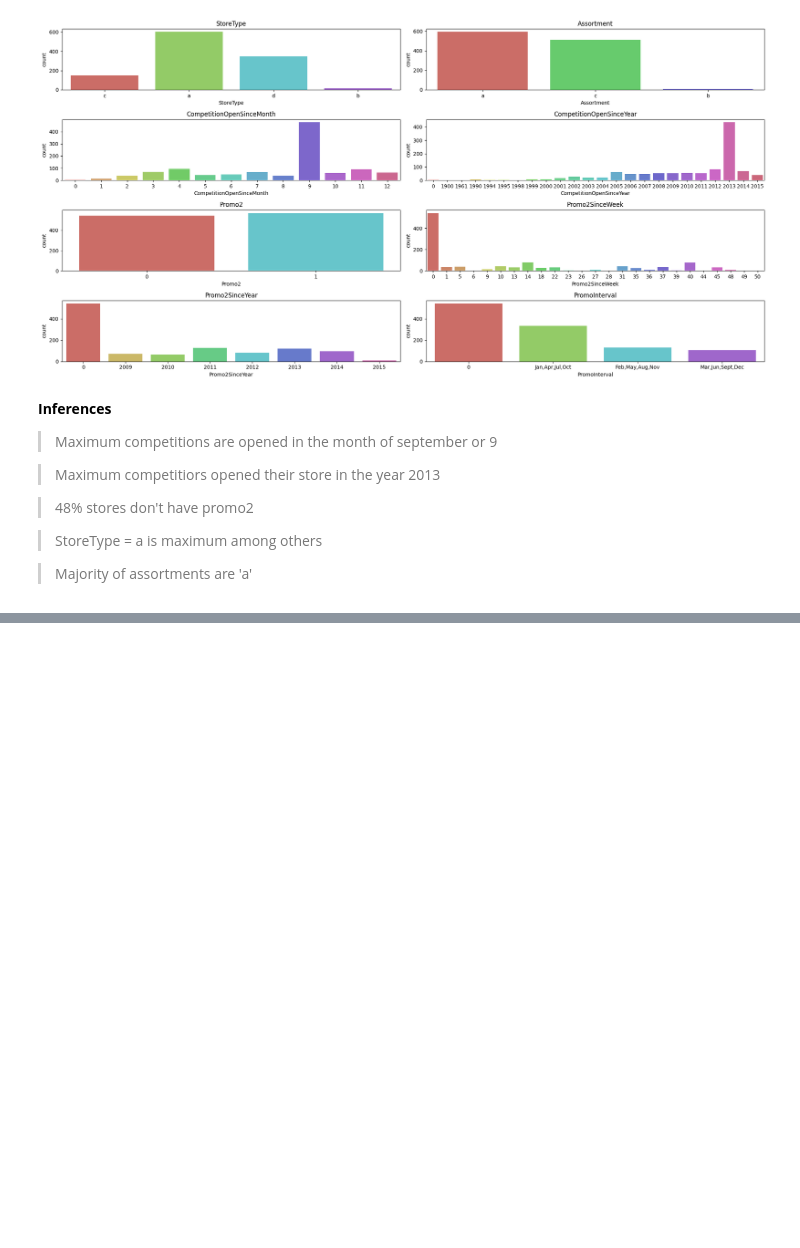
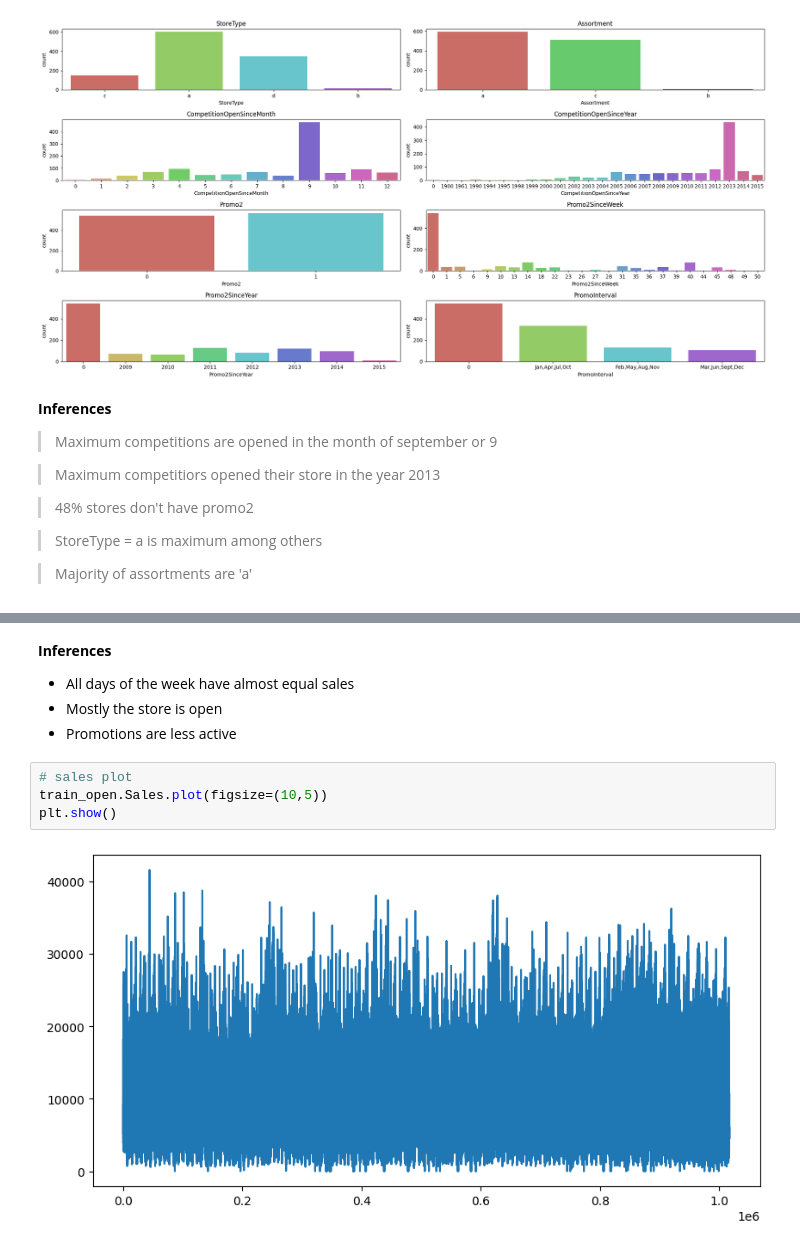
Before and after one commit to chitra-psg/rossmann_sales_prediction, a Jupyter notebook: Rossman_Sales_Prediction.ipynb, the cells around one changed output, grey strips where cells are left out. Cells and saved outputs as stored; diff of their text form; blank space fills up the shorter version.

```diff
--- a/Rossman_Sales_Prediction.ipynb
+++ b/Rossman_Sales_Prediction.ipynb
@@ -214,0 +264,11 @@ memory usage: 69.8+ MB
+# %% [markdown]
+**Inferences**
+*   All days of the week have almost equal sales
+*   Mostly the store is open
+*   Promotions are less active
+# %%
+# sales plot
+train_open.Sales.plot(figsize=(10,5))
+plt.show()
+# %% [output]
+[figure, added]
```
Also changed, not shown: parts of 30 cells of this notebook.
